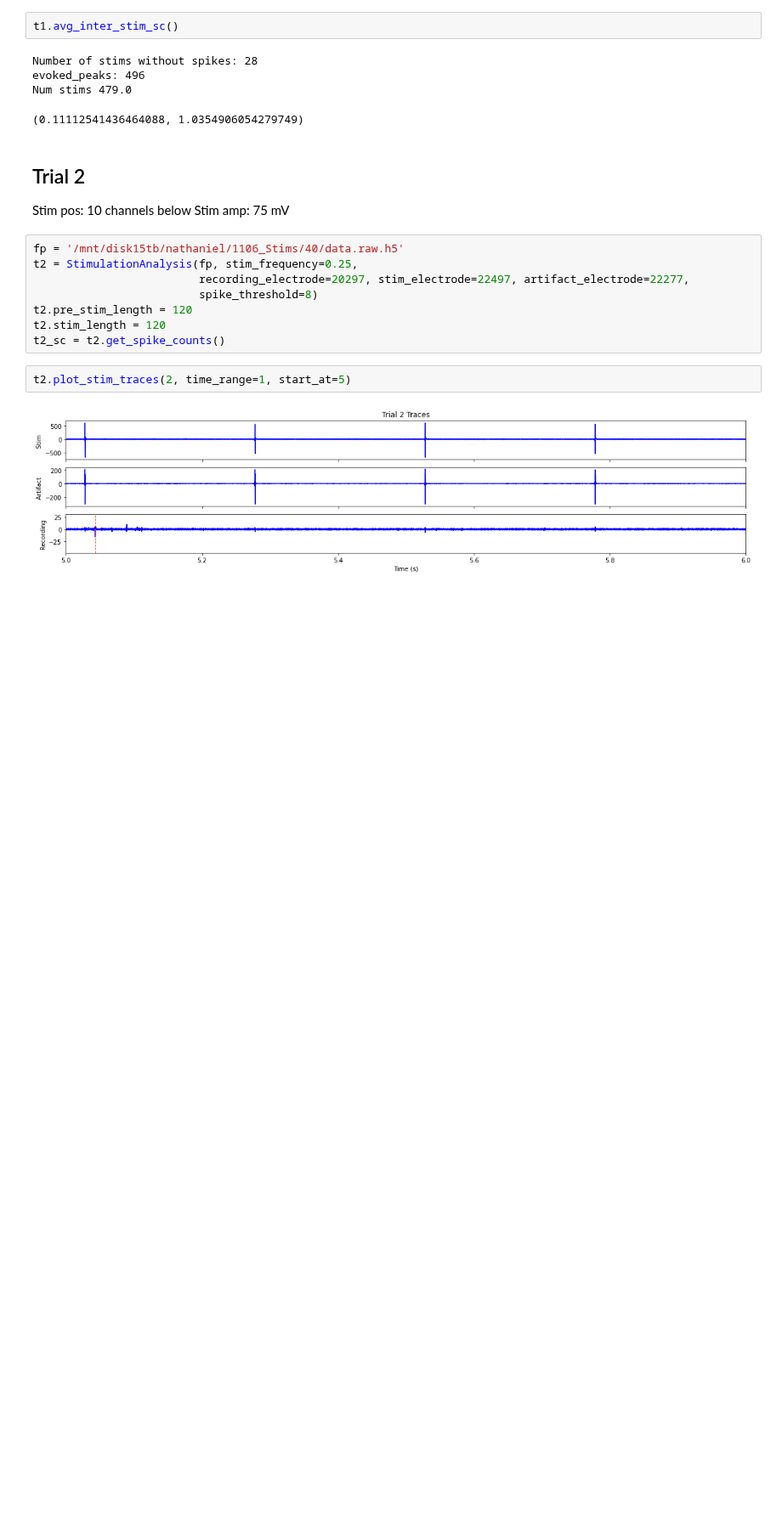
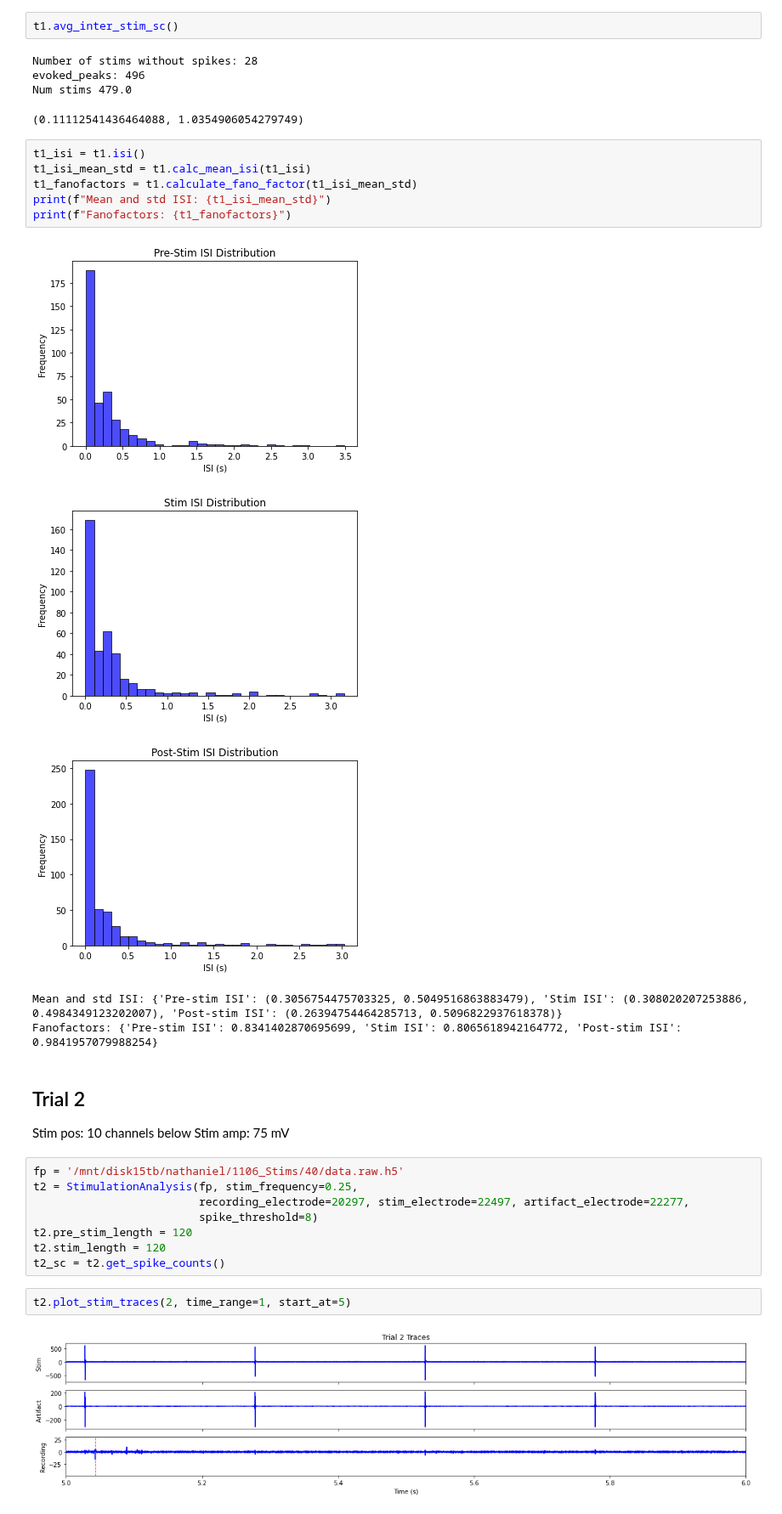
Before and after one commit to roybens/MEA_Analysis, a Jupyter notebook: IPNAnalysis/exp1106.ipynb, the cells around one changed output. Shown at 85% size. Drawn from its saved outputs; the diff is of its cells as text; blank space fills up the shorter version.

```diff
--- a/IPNAnalysis/exp1106.ipynb
+++ b/IPNAnalysis/exp1106.ipynb
@@ -45,6 +39,18 @@ Number of stims without spikes: 28
 evoked_peaks: 496
 Num stims 479.0
 (0.11112541436464088, 1.0354906054279749)
+# %%
+t1_isi = t1.isi()
+t1_isi_mean_std = t1.calc_mean_isi(t1_isi)
+t1_fanofactors = t1.calculate_fano_factor(t1_isi_mean_std)
+print(f"Mean and std ISI: {t1_isi_mean_std}")
+print(f"Fanofactors: {t1_fanofactors}")
+# %% [output]
+[figure, added]
+[figure, added]
+[figure, added]
+Mean and std ISI: {'Pre-stim ISI': (0.3056754475703325, 0.5049516863883479), 'Stim ISI': (0.308020207253886, 0.4984349123202007), 'Post-stim ISI': (0.26394754464285713, 0.5096822937618378)}
+Fanofactors: {'Pre-stim ISI': 0.8341402870695699, 'Stim ISI': 0.8065618942164772, 'Post-stim ISI': 0.9841957079988254}
 # %% [markdown]
 ## Trial 2
 Stim pos: 10 channels below
```
Also changed, not shown: parts of 10 cells of this notebook, 2 other files.
